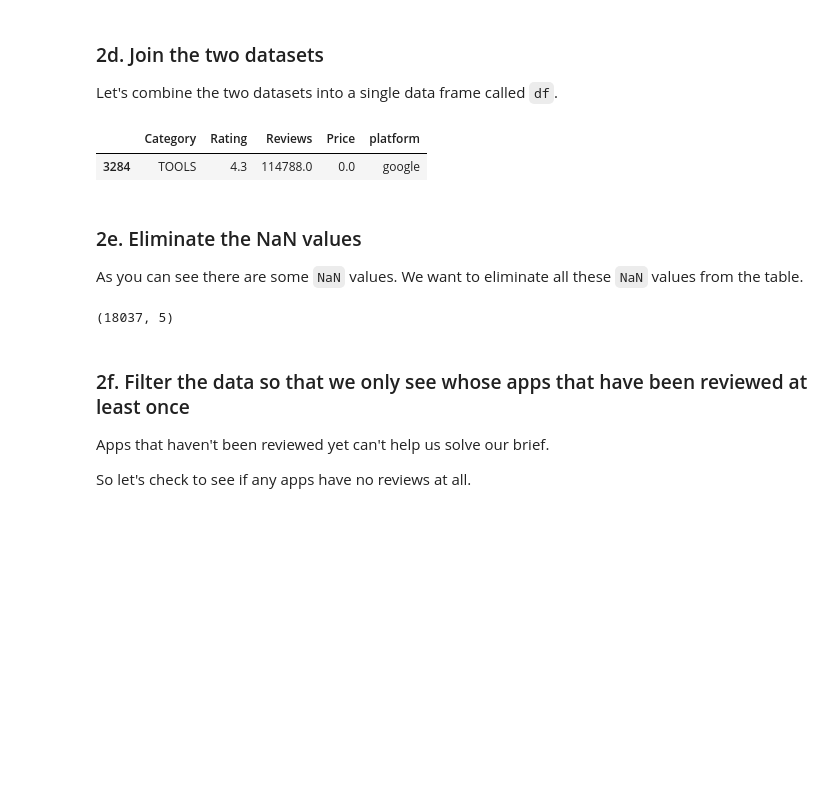
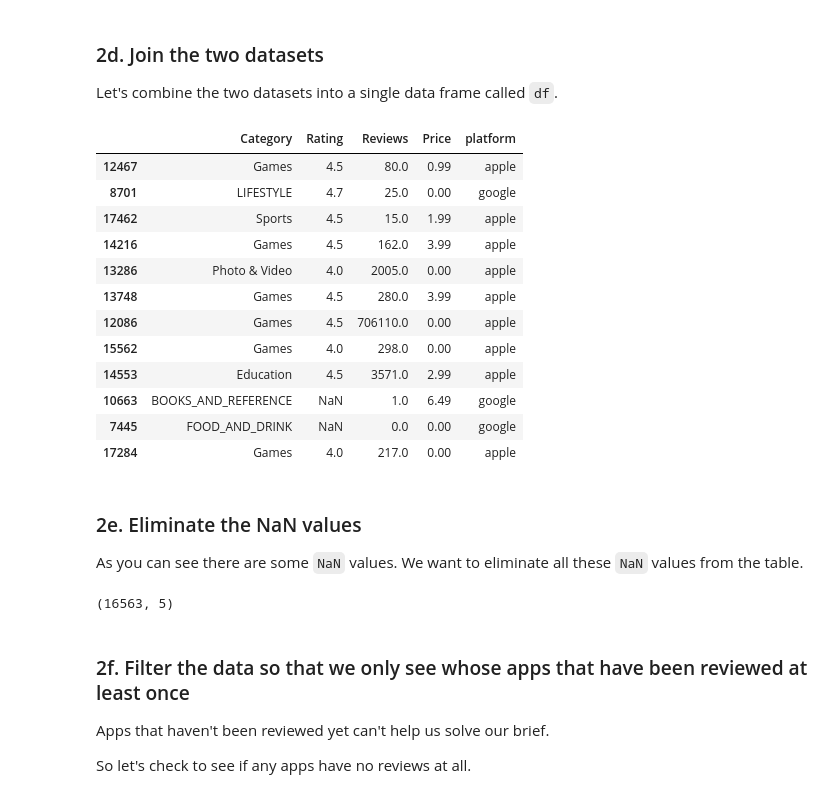
Before and after one commit to michaellaephillips/SpringBoardFrequentist, a Jupyter notebook: Project Files/Springboard Apps project - Tier 3 - Complete.ipynb, the cells around one changed output. Drawn from its saved outputs; the diff is of its cells as text; code cells hidden in the pictures; blank space fills up the shorter version.

```diff
--- a/Project Files/Springboard Apps project - Tier 3 - Complete.ipynb
+++ b/Project Files/Springboard Apps project - Tier 3 - Complete.ipynb
@@ -286,13 +286,24 @@ Apple = Apple.rename(columns=dict(zip(old_names,new_names)))
 Let's combine the two datasets into a single data frame called `df`.
 # %%
 # Let's use the append() method to append Apple to Google.
-df = Google.append(Apple)
+df = Google.append(Apple,ignore_index= True)
 
 # Using the sample() method with the number 12 passed to it, check 12 random points of your dataset.
-df.sample()
+df.sample(12)
 # %% [output]
 |  | Category | Rating | Reviews | Price | platform |
-| 3284 | TOOLS | 4.3 | 114788.0 | 0.0 | google |
+| 12467 | Games | 4.5 | 80.0 | 0.99 | apple |
+| 8701 | LIFESTYLE | 4.7 | 25.0 | 0.00 | google |
+| 17462 | Sports | 4.5 | 15.0 | 1.99 | apple |
+| 14216 | Games | 4.5 | 162.0 | 3.99 | apple |
+| 13286 | Photo & Video | 4.0 | 2005.0 | 0.00 | apple |
+| 13748 | Games | 4.5 | 280.0 | 3.99 | apple |
+| 12086 | Games | 4.5 | 706110.0 | 0.00 | apple |
+| 15562 | Games | 4.0 | 298.0 | 0.00 | apple |
+| 14553 | Education | 4.5 | 3571.0 | 2.99 | apple |
+| 10663 | BOOKS_AND_REFERENCE | NaN | 1.0 | 6.49 | google |
+| 7445 | FOOD_AND_DRINK | NaN | 0.0 | 0.00 | google |
+| 17284 | Games | 4.0 | 217.0 | 0.00 | apple |
 # %% [markdown]
 ### 2e. Eliminate the NaN values
 
@@ -302,12 +313,12 @@ As you can see there are some `NaN` values. We want to eliminate all these `NaN`
 df.shape
 
 # Use the dropna() method to eliminate all the NaN values, and overwrite the same dataframe with the result.
-df.dropna()
+df = df.dropna()
 
 # Check the new dimesions of our dataframe.
 df.shape
 # %% [output]
-(18037, 5)
+(16563, 5)
 # %% [markdown]
 ### 2f. Filter the data so that we only see whose apps that have been reviewed at least once
 
```
Also changed, not shown: parts of 7 cells of this notebook.
